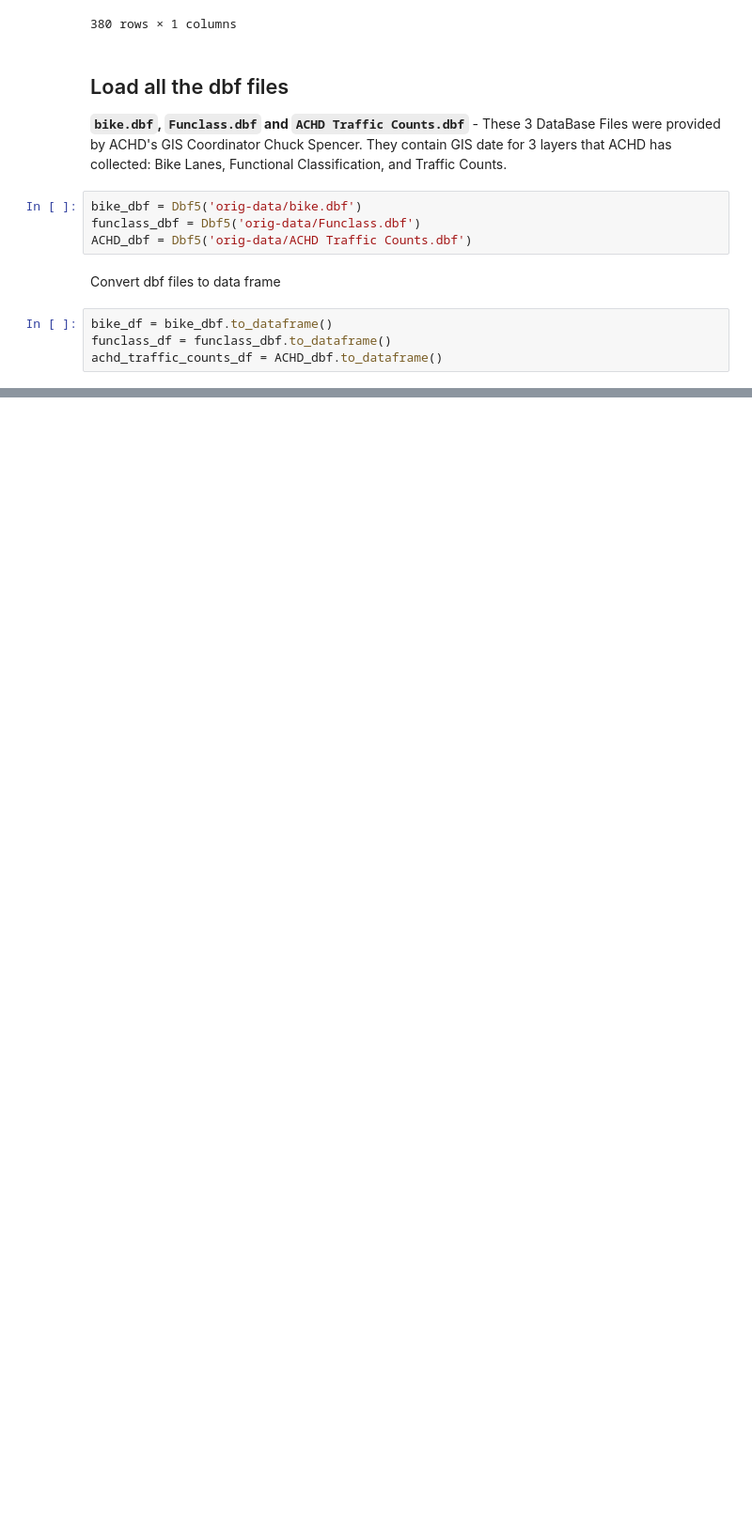
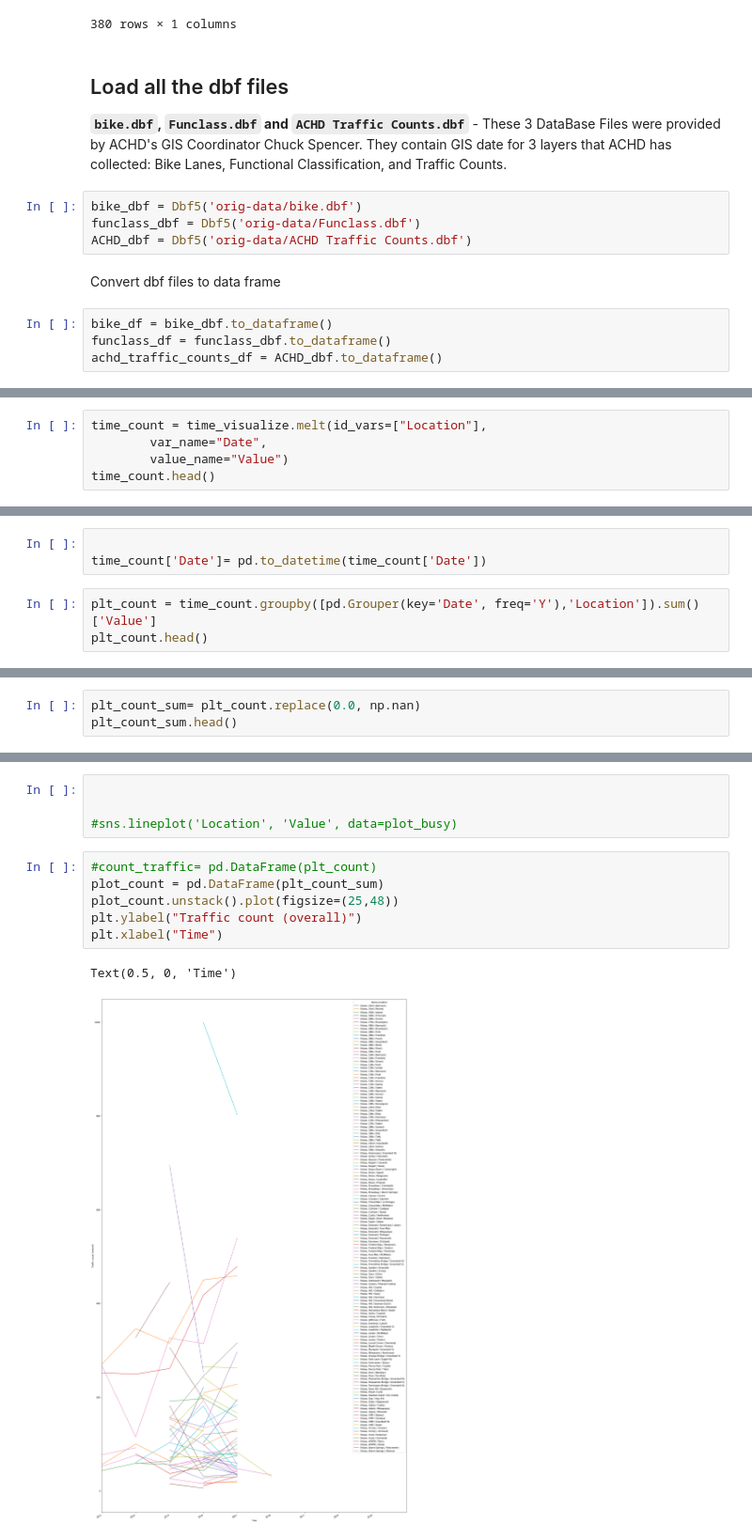
Before and after one commit to mikestefancic/TVCA, a Jupyter notebook: 02-tvca-explore.ipynb, the cells around one changed output, grey strips where cells are left out. Shown at 94% size. Saved outputs shown, nothing was run; the diff lists cells and outputs as text; blank space fills up the shorter version.

```diff
--- a/02-tvca-explore.ipynb
+++ b/02-tvca-explore.ipynb
@@ -292,0 +320,5 @@ achd_traffic_counts_df = ACHD_dbf.to_dataframe()
+# %%
+time_count = time_visualize.melt(id_vars=["Location"],
+        var_name="Date",
+        value_name="Value")
+time_count.head()
@@ -292,0 +334,6 @@ achd_traffic_counts_df = ACHD_dbf.to_dataframe()
+# %%
+
+time_count['Date']= pd.to_datetime(time_count['Date'])
+# %%
+plt_count = time_count.groupby([pd.Grouper(key='Date', freq='Y'),'Location']).sum()['Value']
+plt_count.head()
@@ -292,0 +348,3 @@ achd_traffic_counts_df = ACHD_dbf.to_dataframe()
+# %%
+plt_count_sum= plt_count.replace(0.0, np.nan)
+plt_count_sum.head()
@@ -292,0 +370,13 @@ achd_traffic_counts_df = ACHD_dbf.to_dataframe()
+# %%
+
+
+#sns.lineplot('Location', 'Value', data=plot_busy)
+# %%
+#count_traffic= pd.DataFrame(plt_count)
+plot_count = pd.DataFrame(plt_count_sum)
+plot_count.unstack().plot(figsize=(25,48))
+plt.ylabel("Traffic count (overall)")
+plt.xlabel("Time")
+# %% [output]
+Text(0.5, 0, 'Time')
+[figure, added]
```
Also changed, not shown: parts of 23 cells of this notebook, 15 other files.
